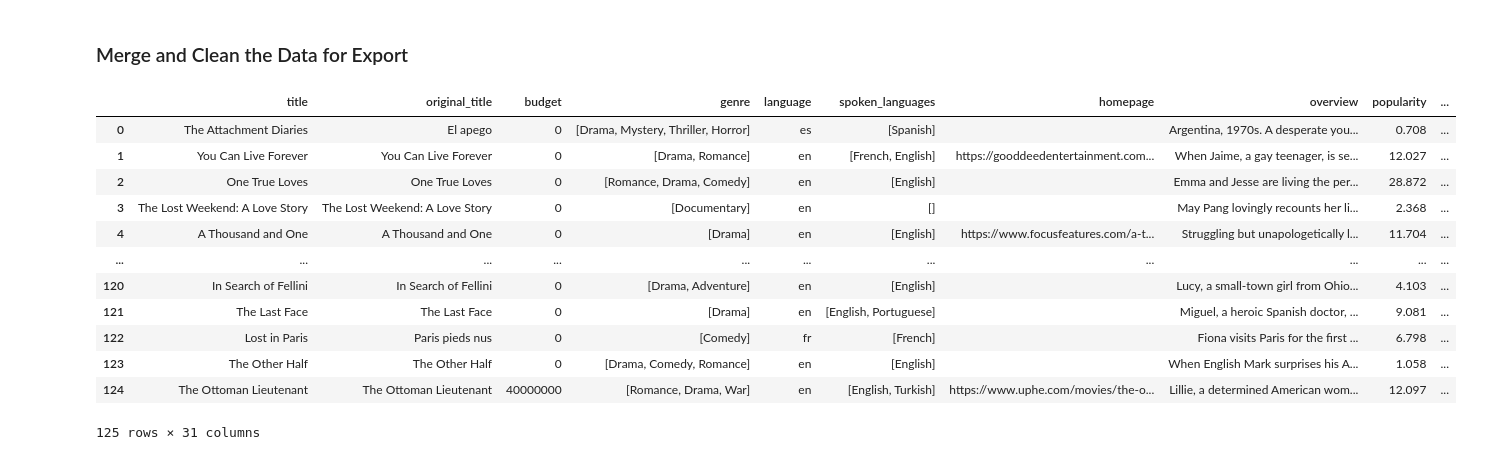
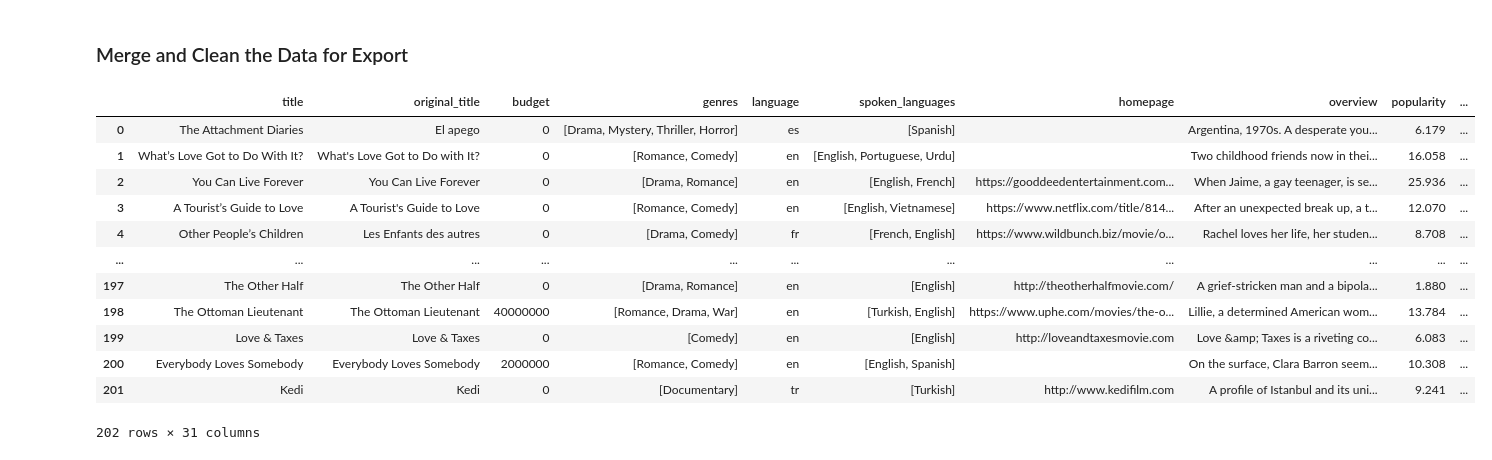
Before and after one commit to wihbit/data-sourcing-challenge, a Jupyter notebook: retrieve_movie_data.ipynb, the cells around one changed output. Drawn from its saved outputs; the diff is of its cells as text; code cells hidden in the pictures.

```diff
--- a/retrieve_movie_data.ipynb
+++ b/retrieve_movie_data.ipynb
@@ -238,6 +201,10 @@ reviews_df
 # Create a list from the "title" column using to_list()
 # These titles will be used in the query for The Movie Database
 movies_list = reviews_df['title'].to_list()
+
+# There was a NaN value in the list (a byproduct of trying to extract a title from a review that mentioned no title)
+# TMDB will return data on a movie called "Nan", so I'm removing it from the list to avoid that unintended behavior
+movies_list = [x for x in movies_list if not pd.isna(x)]
 movies_list
 # %% [output]
 ['The Attachment Diaries',
@@ -264,7 +231,7 @@ movies_list
 tmdb_url = "https://api.themoviedb.org/3/search/movie"
 
 tmdb_parameters = {
-    'movie': '', # Is replaced with a movie title in the for loop
+    'query': '', # Replaced with a movie title in the for loop
     'api_key': tmdb_api_key,
 }
 # %%
@@ -279,20 +246,21 @@ counter = 0
 for title in movies_list:
     # Check if we need to sleep before making a request
     if counter in [50, 100, 150, 200]:
-        time.sleep(60)
+        print(f'Sleeping at {counter} requests')
+        time.sleep(10)
 
     # Add 1 to the request counter
     counter += 1
 
     # Perform a "GET" request for The Movie Database
-    tmdb_parameters['movie'] = title
+    tmdb_parameters['query'] = title
     tmdb_response = requests.get(url = tmdb_url, params = tmdb_parameters)
     tmdb_json = tmdb_response.json()
     # Include a try clause to search for the full movie details.
     # Use the except clause to print out a statement if a movie
     # is not found.
     try:
-        movie = tmdb_json['results'][0]:
+        movie = tmdb_json['results'][0]
 
         # Get movie id
         id = movie['id']
@@ -301,7 +269,6 @@ for title in movies_list:
         full_details_response = requests.get(url=f'https://api.themoviedb.org/3/movie/{id}?api_key=6d0bcaa7aefccc749d7286ac77591f8b')
         full_details_json = full_details_response.json()
         # Execute "GET" request with url
-
 
         # Extract the genre names into a list
         genres = [genre['name'] for genre in full_details_json['genres']]
@@ -315,11 +282,27 @@ for title in movies_list:
         # Add the relevant data to a dictionary and
         # append it to the tmdb_movies_list list
         tmdb_dict = {
-            'genres':genres,
+            'title': title,
+            'original_title': full_details_json['original_title'],
+            'budget': full_details_json['budget'],
+            'genres': genres,
+            'language': full_details_json['original_language'],
             'spoken_languages':spoken_languages,
-            'production_countries':production_counties
+            'homepage': full_details_json['homepage'],
+            'overview': full_details_json['overview'],
+            'popularity': full_details_json['popularity'],
+            'runtime': full_details_json['runtime'],
+            'revenue': full_details_json['revenue'],
+            'release_date': full_details_json['release_date'],
+            'vote_avergae': full_details_json['vote_average'],
+            'vote_count': full_details_json['vote_count'],
+            'production_countries': production_countries
         }
 
+        tmdb_list.append(tmdb_dict)
 
         # Print out the title that was found
+        print(f'"{title}" found.')
+    except:
+        print(f'"{title}" not found.')
 # %% [output]
@@ -363,4 +347,6 @@ Kedi,’ Rekindling a ‘Love of Life not found.
 ]
 # %%
 # Convert the results to a DataFrame
+tmdb_df = pd.json_normalize(tmdb_list)
+tmdb_df
 # %% [output]
@@ -381,20 +367,22 @@ Kedi,’ Rekindling a ‘Love of Life not found.
 ### Merge and Clean the Data for Export
 # %%
 # Merge the New York Times reviews and TMDB DataFrames on title
+merged = pd.merge(tmdb_df, reviews_df, on='title', how='left')
+merged
 # %% [output]
-|  | title | original_title | budget | genre | language | spoken_languages | homepage | overview | popularity | ... |
-| 0 | The Attachment Diaries | El apego | 0 | [Drama, Mystery, Thriller, Horror] | es | [Spanish] |  | Argentina, 1970s. A desperate you... | 0.708 | ... |
-| 1 | You Can Live Forever | You Can Live Forever | 0 | [Drama, Romance] | en | [French, English] | https://gooddeedentertainment.com... | When Jaime, a gay teenager, is se... | 12.027 | ... |
-| 2 | One True Loves | One True Loves | 0 | [Romance, Drama, Comedy] | en | [English] |  | Emma and Jesse are living the per... | 28.872 | ... |
-| 3 | The Lost Weekend: A Love Story | The Lost Weekend: A Love Story | 0 | [Documentary] | en | [] |  | May Pang lovingly recounts her li... | 2.368 | ... |
-| 4 | A Thousand and One | A Thousand and One | 0 | [Drama] | en | [English] | https://www.focusfeatures.com/a-t... | Struggling but unapologetically l... | 11.704 | ... |
+|  | title | original_title | budget | genres | language | spoken_languages | homepage | overview | popularity | ... |
+| 0 | The Attachment Diaries | El apego | 0 | [Drama, Mystery, Thriller, Horror] | es | [Spanish] |  | Argentina, 1970s. A desperate you... | 6.179 | ... |
+| 1 | What’s Love Got to Do With It? | What's Love Got to Do with It? | 0 | [Romance, Comedy] | en | [English, Portuguese, Urdu] |  | Two childhood friends now in thei... | 16.058 | ... |
+| 2 | You Can Live Forever | You Can Live Forever | 0 | [Drama, Romance] | en | [English, French] | https://gooddeedentertainment.com... | When Jaime, a gay teenager, is se... | 25.936 | ... |
+| 3 | A Tourist’s Guide to Love | A Tourist's Guide to Love | 0 | [Romance, Comedy] | en | [English, Vietnamese] | https://www.netflix.com/title/814... | After an unexpected break up, a t... | 12.070 | ... |
+| 4 | Other People’s Children | Les Enfants des autres | 0 | [Drama, Comedy] | fr | [French, English] | https://www.wildbunch.biz/movie/o... | Rachel loves her life, her studen... | 8.708 | ... |
 | ... | ... | ... | ... | ... | ... | ... | ... | ... | ... | ... |
-| 120 | In Search of Fellini | In Search of Fellini | 0 | [Drama, Adventure] | en | [English] |  | Lucy, a small-town girl from Ohio... | 4.103 | ... |
-| 121 | The Last Face | The Last Face | 0 | [Drama] | en | [English, Portuguese] |  | Miguel, a heroic Spanish doctor, ... | 9.081 | ... |
-| 122 | Lost in Paris | Paris pieds nus | 0 | [Comedy] | fr | [French] |  | Fiona visits Paris for the first ... | 6.798 | ... |
-| 123 | The Other Half | The Other Half | 0 | [Drama, Comedy, Romance] | en | [English] |  | When English Mark surprises his A... | 1.058 | ... |
-| 124 | The Ottoman Lieutenant | The Ottoman Lieutenant | 40000000 | [Romance, Drama, War] | en | [English, Turkish] | https://www.uphe.com/movies/the-o... | Lillie, a determined American wom... | 12.097 | ... |
+| 197 | The Other Half | The Other Half | 0 | [Drama, Romance] | en | [English] | http://theotherhalfmovie.com/ | A grief-stricken man and a bipola... | 1.880 | ... |
+| 198 | The Ottoman Lieutenant | The Ottoman Lieutenant | 40000000 | [Romance, Drama, War] | en | [Turkish, English] | https://www.uphe.com/movies/the-o... | Lillie, a determined American wom... | 13.784 | ... |
+| 199 | Love & Taxes | Love & Taxes | 0 | [Comedy] | en | [English] | http://loveandtaxesmovie.com | Love &amp; Taxes is a riveting co... | 6.083 | ... |
+| 200 | Everybody Loves Somebody | Everybody Loves Somebody | 2000000 | [Romance, Comedy] | en | [English, Spanish] |  | On the surface, Clara Barron seem... | 10.308 | ... |
+| 201 | Kedi | Kedi | 0 | [Documentary] | tr | [Turkish] | http://www.kedifilm.com | A profile of Istanbul and its uni... | 9.241 | ... |
-125 rows × 31 columns
+202 rows × 31 columns
 # %%
 # Remove list brackets and quotation marks on the columns containing lists
 # Create a list of the columns that need fixing
```
Also changed, not shown: parts of 11 cells of this notebook, 1 other file.
